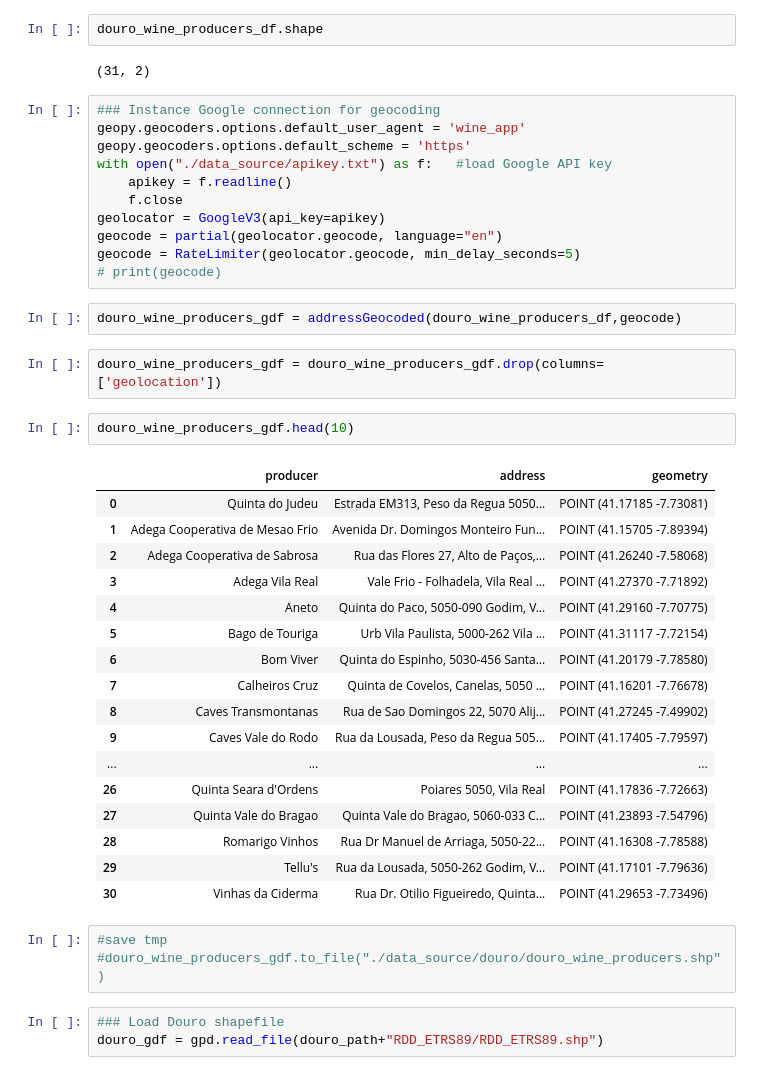
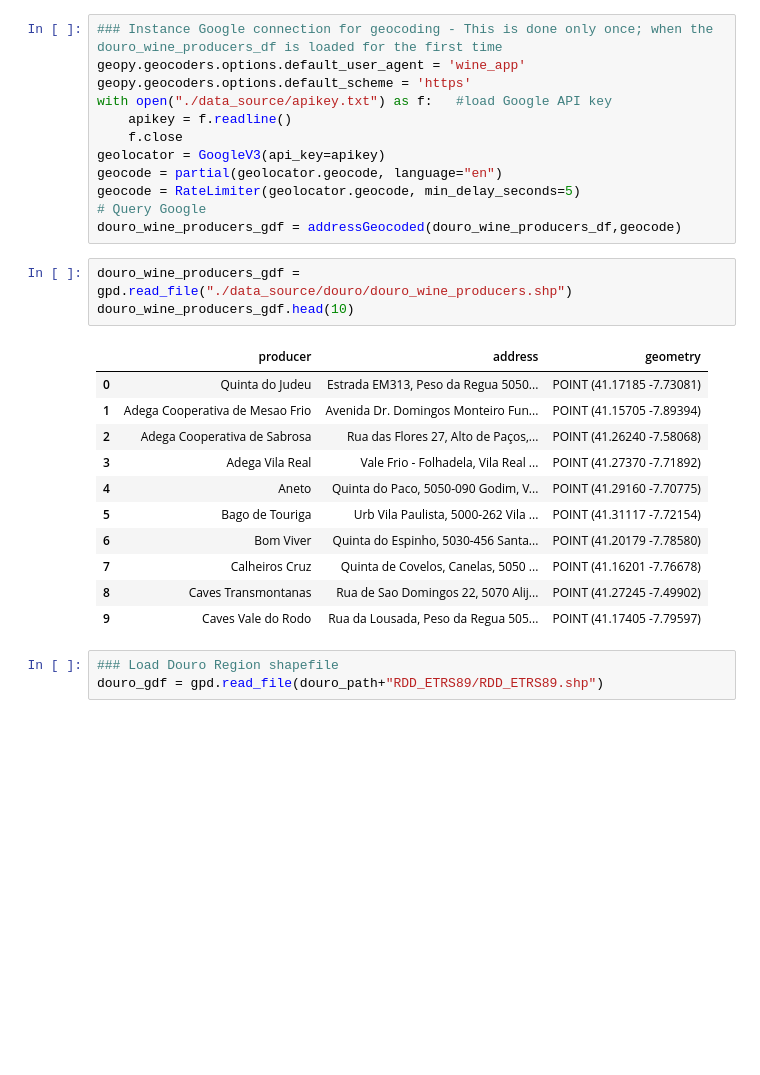
Before and after one commit to Poseidone1/wine_project, a Jupyter notebook: Wine_Analysis.ipynb, the cells around one changed output. Drawn from its saved outputs; the diff is of its cells as text; blank space fills up the shorter version.

```diff
--- a/Wine_Analysis.ipynb
+++ b/Wine_Analysis.ipynb
@@ -99,12 +113,8 @@ douro_wine_producers_df.head(15)
 | 12 | Joao Brito e Cunha | Rua Augusto Cesar 99, 5000-591 Vi... |
 | 13 | Lavradores de Feitoria | Lote 5, Zona Industrial de Sabros... |
 | 14 | Manuel Hespanhol | Vilarinho dos Freires, 5050-062 P... |
-# %%
-douro_wine_producers_df.shape
-# %% [output]
-(31, 2)
 # %%
-### Instance Google connection for geocoding
+### Instance Google connection for geocoding - This is done only once; when the douro_wine_producers_df is loaded for the first time
 geopy.geocoders.options.default_user_agent = 'wine_app'
 geopy.geocoders.options.default_scheme = 'https'
 with open("./data_source/apikey.txt") as f:   #load Google API key
@@ -113,34 +123,23 @@ with open("./data_source/apikey.txt") as f:   #load Google API key
 geolocator = GoogleV3(api_key=apikey)
 geocode = partial(geolocator.geocode, language="en")
 geocode = RateLimiter(geolocator.geocode, min_delay_seconds=5)
-# print(geocode)
+# Query Google
+douro_wine_producers_gdf = addressGeocoded(douro_wine_producers_df,geocode)
-# %%
-douro_wine_producers_gdf = addressGeocoded(douro_wine_producers_df,geocode)
-# %%
-douro_wine_producers_gdf = douro_wine_producers_gdf.drop(columns=['geolocation'])
 # %%
+douro_wine_producers_gdf = gpd.read_file("./data_source/douro/douro_wine_producers.shp")
 douro_wine_producers_gdf.head(10)
 # %% [output]
 |  | producer | address | geometry |
 | 0 | Quinta do Judeu | Estrada EM313, Peso da Regua 5050... | POINT (41.17185 -7.73081) |
 | 1 | Adega Cooperativa de Mesao Frio | Avenida Dr. Domingos Monteiro Fun... | POINT (41.15705 -7.89394) |
 | 2 | Adega Cooperativa de Sabrosa | Rua das Flores 27, Alto de Paços,... | POINT (41.26240 -7.58068) |
 | 3 | Adega Vila Real | Vale Frio - Folhadela, Vila Real ... | POINT (41.27370 -7.71892) |
 | 4 | Aneto | Quinta do Paco, 5050-090 Godim, V... | POINT (41.29160 -7.70775) |
 | 5 | Bago de Touriga | Urb Vila Paulista, 5000-262 Vila ... | POINT (41.31117 -7.72154) |
 | 6 | Bom Viver | Quinta do Espinho, 5030-456 Santa... | POINT (41.20179 -7.78580) |
 | 7 | Calheiros Cruz | Quinta de Covelos, Canelas, 5050 ... | POINT (41.16201 -7.76678) |
 | 8 | Caves Transmontanas | Rua de Sao Domingos 22, 5070 Alij... | POINT (41.27245 -7.49902) |
 | 9 | Caves Vale do Rodo | Rua da Lousada, Peso da Regua 505... | POINT (41.17405 -7.79597) |
-| ... | ... | ... | ... |
-| 26 | Quinta Seara d'Ordens | Poiares 5050, Vila Real | POINT (41.17836 -7.72663) |
-| 27 | Quinta Vale do Bragao | Quinta Vale do Bragao, 5060-033 C... | POINT (41.23893 -7.54796) |
-| 28 | Romarigo Vinhos | Rua Dr Manuel de Arriaga, 5050-22... | POINT (41.16308 -7.78588) |
-| 29 | Tellu's | Rua da Lousada, 5050-262 Godim, V... | POINT (41.17101 -7.79636) |
-| 30 | Vinhas da Ciderma | Rua Dr. Otilio Figueiredo, Quinta... | POINT (41.29653 -7.73496) |
-# %%
-#save tmp
-#douro_wine_producers_gdf.to_file("./data_source/douro/douro_wine_producers.shp")
 # %%
-### Load Douro shapefile
+### Load Douro Region shapefile
 douro_gdf = gpd.read_file(douro_path+"RDD_ETRS89/RDD_ETRS89.shp")
```
Also changed, not shown: parts of 24 cells of this notebook, 2 other files.
